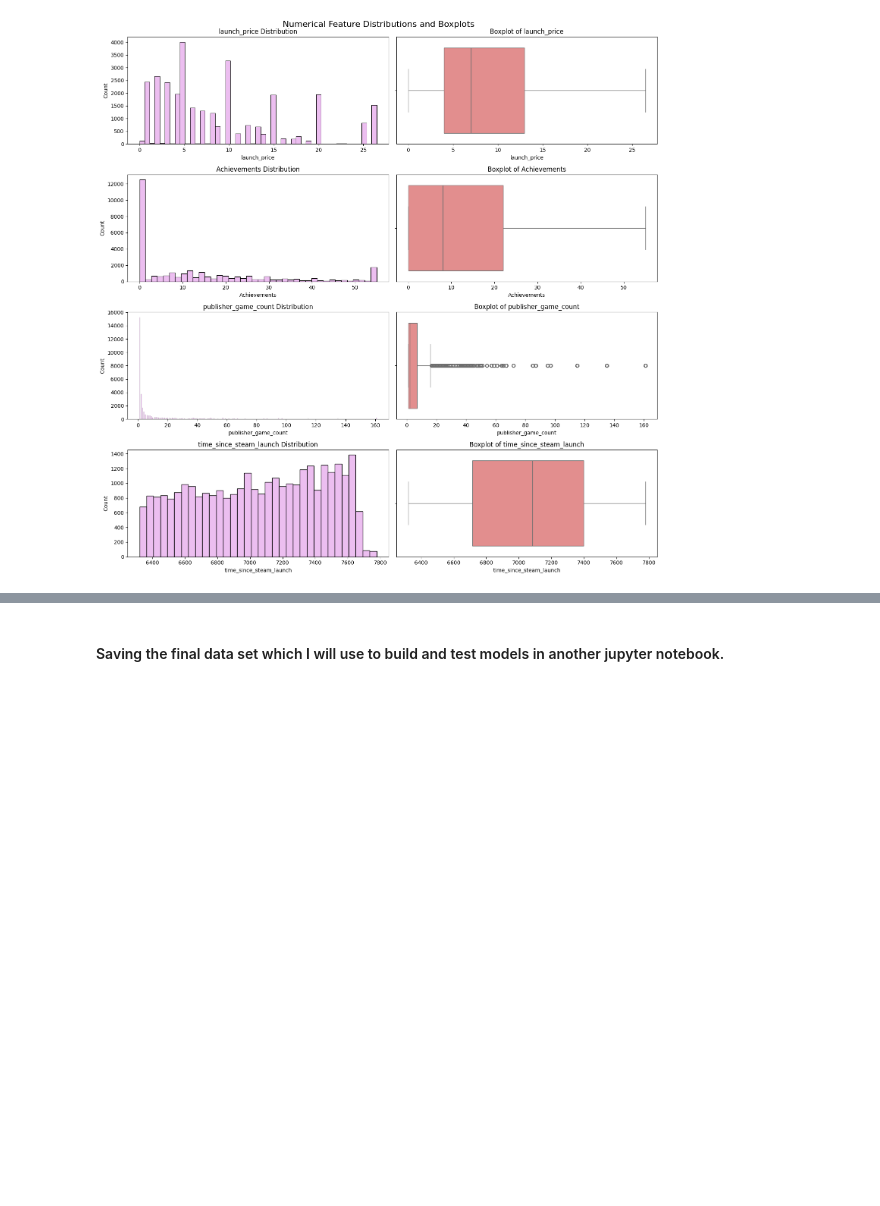
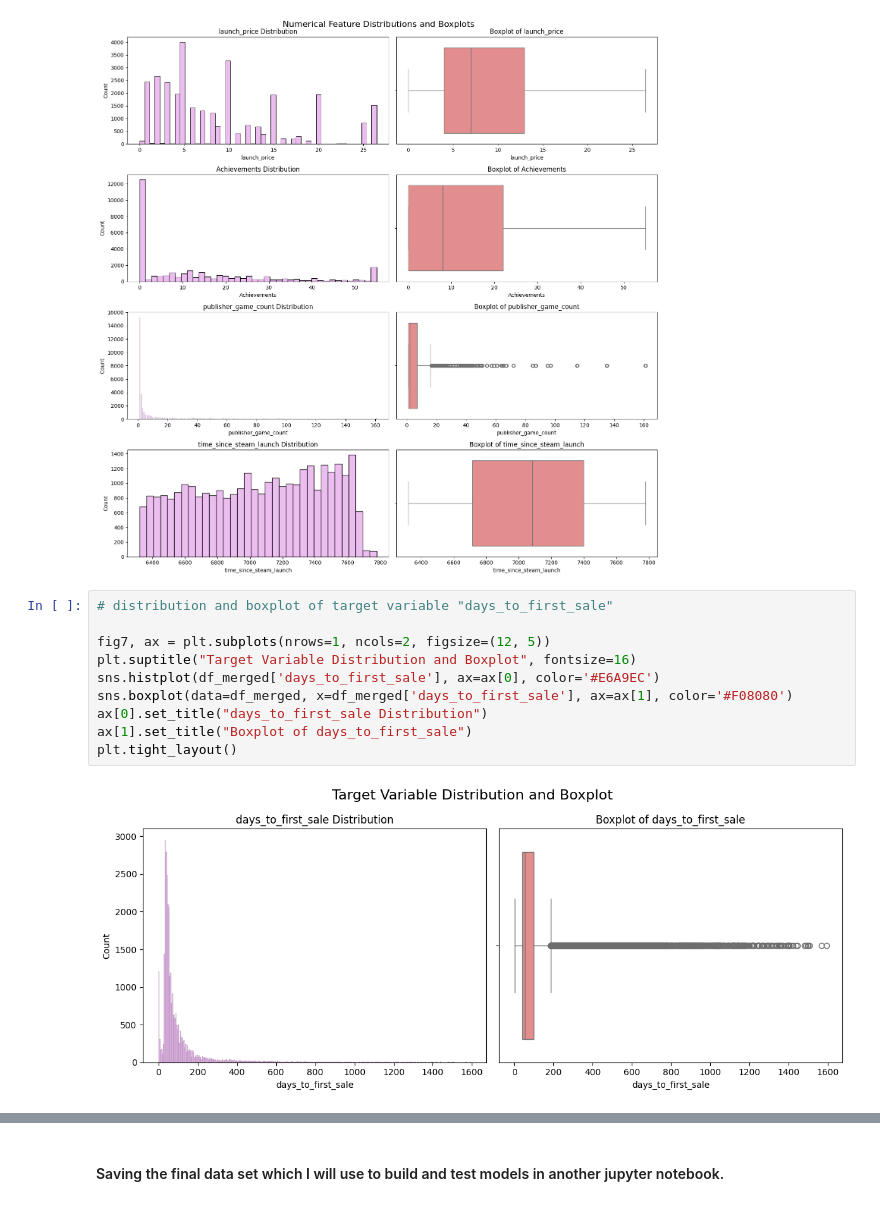
Before and after one commit to faraz1272/steam-discount-forecast, a Jupyter notebook: notebooks/model_building_experimentation.ipynb, the cells around one changed output, grey strips where cells are left out. Saved outputs shown, nothing was run; the diff lists cells and outputs as text; blank space fills up the shorter version.

```diff
--- a/notebooks/model_building_experimentation.ipynb
+++ b/notebooks/model_building_experimentation.ipynb
@@ -1285,3 +1285,15 @@ for i, col in enumerate(num_cols):
 plt.tight_layout()
 # %% [output]
 [figure]
+# %%
+# distribution and boxplot of target variable "days_to_first_sale"
+
+fig7, ax = plt.subplots(nrows=1, ncols=2, figsize=(12, 5))
+plt.suptitle("Target Variable Distribution and Boxplot", fontsize=16)
+sns.histplot(df_merged['days_to_first_sale'], ax=ax[0], color='#E6A9EC')
+sns.boxplot(data=df_merged, x=df_merged['days_to_first_sale'], ax=ax[1], color='#F08080')
+ax[0].set_title("days_to_first_sale Distribution")
+ax[1].set_title("Boxplot of days_to_first_sale")
+plt.tight_layout()
+# %% [output]
+[figure, added]
```
Also changed, not shown: parts of 3 cells of this notebook, 2 other files.
